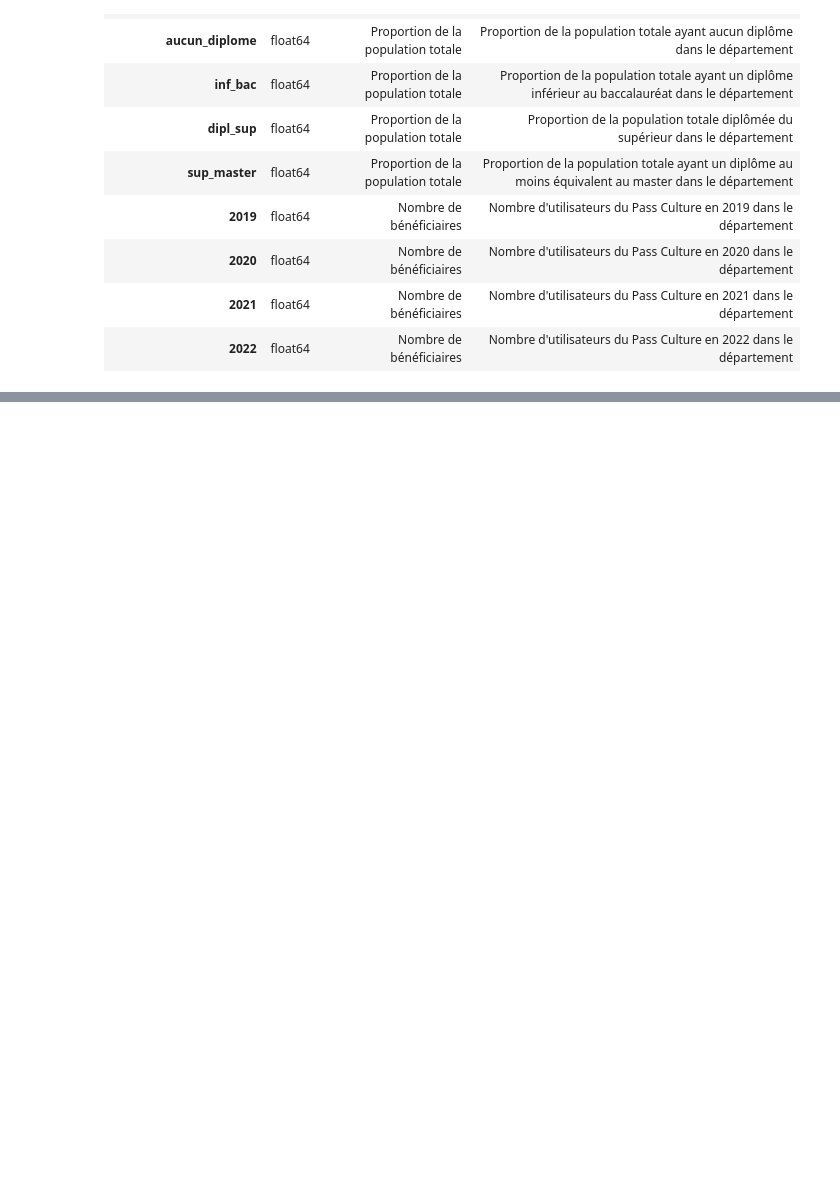
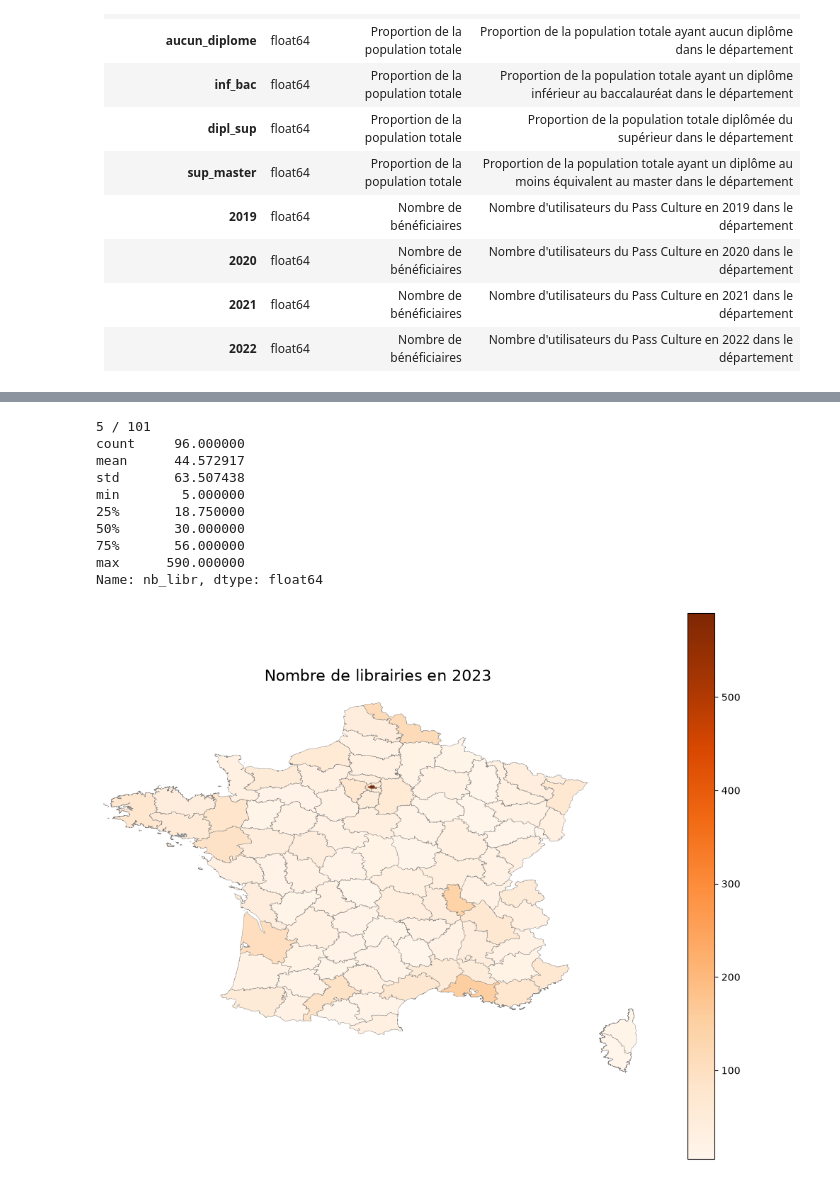
Before and after one commit to heloise1414/Evaluation-Politiques-Publiques-Culturelles, a Jupyter notebook: stats_desc.ipynb, the cells around one changed output, grey strips where cells are left out. Drawn from its saved outputs; the diff is of its cells as text; code cells hidden in the pictures; blank space fills up the shorter version.

```diff
--- a/stats_desc.ipynb
+++ b/stats_desc.ipynb
@@ -205,0 +212,14 @@ Name: 2019, dtype: float64
+# %%
+carte_dep(df_final, "code_insee", "nb_libr", "Oranges", "Nombre de librairies en 2023")
+# %% [output]
+5 / 101
+count     96.000000
+mean      44.572917
+std       63.507438
+min        5.000000
+25%       18.750000
+50%       30.000000
+75%       56.000000
+max      590.000000
+Name: nb_libr, dtype: float64
+[figure, added]
```
Also changed, not shown: parts of 10 cells of this notebook.
